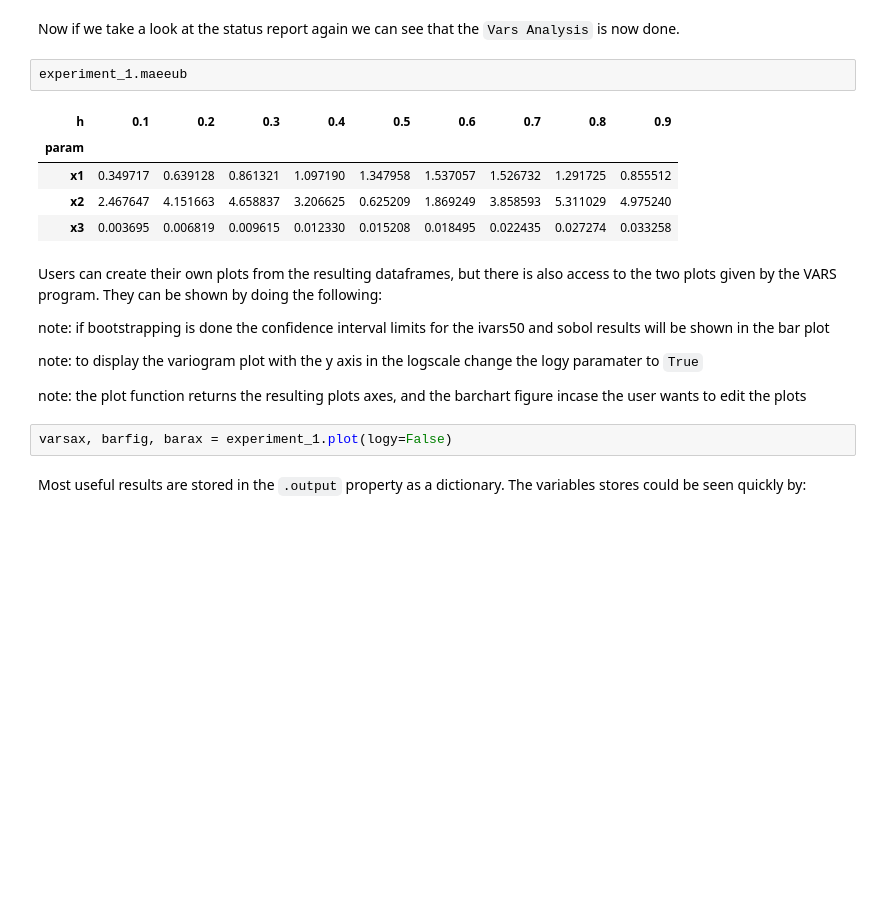
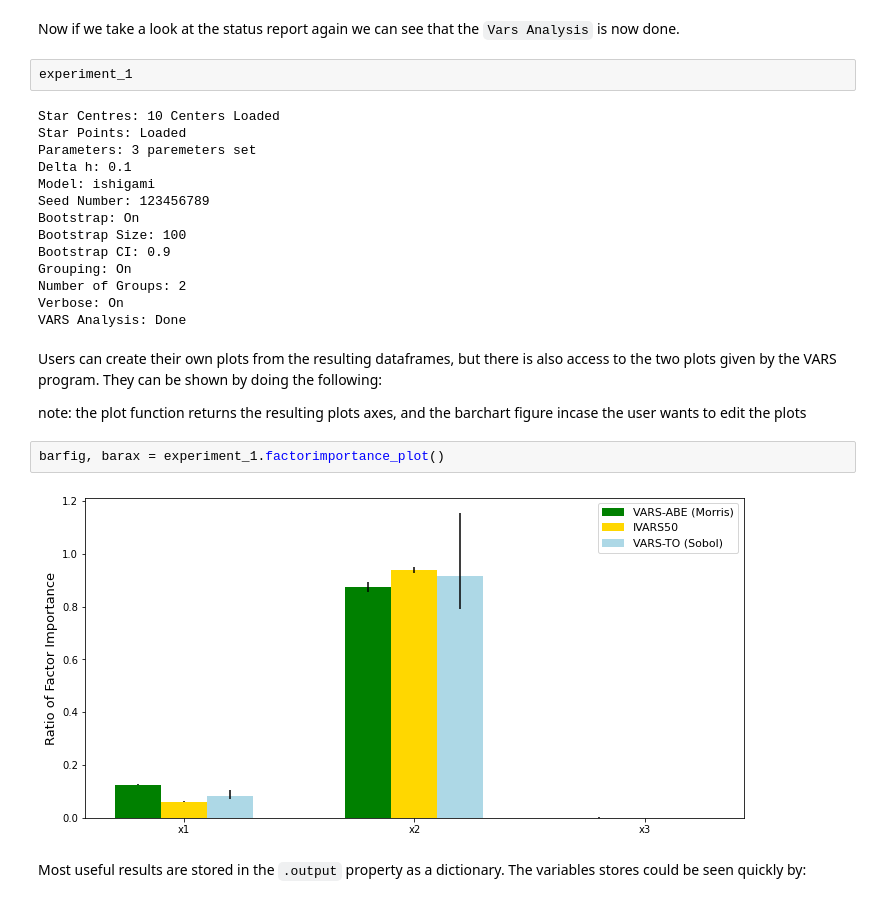
Before and after one commit to vars-tool/vars-tool, a Jupyter notebook: general_tutorials/QuickStart-Tutorial.ipynb, the cells around one changed output. Saved outputs shown, nothing was run; the diff lists cells and outputs as text; blank space fills up the shorter version.

```diff
--- a/general_tutorials/QuickStart-Tutorial.ipynb
+++ b/general_tutorials/QuickStart-Tutorial.ipynb
@@ -197,23 +197,29 @@ experiment_1.run_online()
 # %% [markdown]
 Now if we take a look at the status report again we can see that the `Vars Analysis` is now done.
 # %%
-experiment_1.maeeub
+experiment_1
 # %% [output]
-| h | 0.1 | 0.2 | 0.3 | 0.4 | 0.5 | 0.6 | 0.7 | 0.8 | 0.9 |
-| param |  |  |  |  |  |  |  |  |  |
-| x1 | 0.349717 | 0.639128 | 0.861321 | 1.097190 | 1.347958 | 1.537057 | 1.526732 | 1.291725 | 0.855512 |
-| x2 | 2.467647 | 4.151663 | 4.658837 | 3.206625 | 0.625209 | 1.869249 | 3.858593 | 5.311029 | 4.975240 |
-| x3 | 0.003695 | 0.006819 | 0.009615 | 0.012330 | 0.015208 | 0.018495 | 0.022435 | 0.027274 | 0.033258 |
+Star Centres: 10 Centers Loaded
+Star Points: Loaded
+Parameters: 3 paremeters set
+Delta h: 0.1
+Model: ishigami
+Seed Number: 123456789
+Bootstrap: On
+Bootstrap Size: 100
+Bootstrap CI: 0.9
+Grouping: On
+Number of Groups: 2
+Verbose: On
+VARS Analysis: Done
 # %% [markdown]
 Users can create their own plots from the resulting dataframes, but there is also access to the two plots given by the VARS program. They can be shown by doing the following:
 
-note: if bootstrapping is done the confidence interval limits for the ivars50 and sobol results will be shown in the bar plot
-
-note: to display the variogram plot with the y axis in the logscale change the logy paramater to `True`
-
 note: the plot function returns the resulting plots axes, and the barchart figure incase the user wants to edit the plots
 # %%
-varsax, barfig, barax = experiment_1.plot(logy=False)
+barfig, barax = experiment_1.factorimportance_plot()
+# %% [output]
+[figure, added]
 # %% [markdown]
 Most useful results are stored in the `.output` property as a dictionary. The variables stores could be seen quickly by:
 # %%
```
Also changed, not shown: parts of 1 cell of this notebook.
